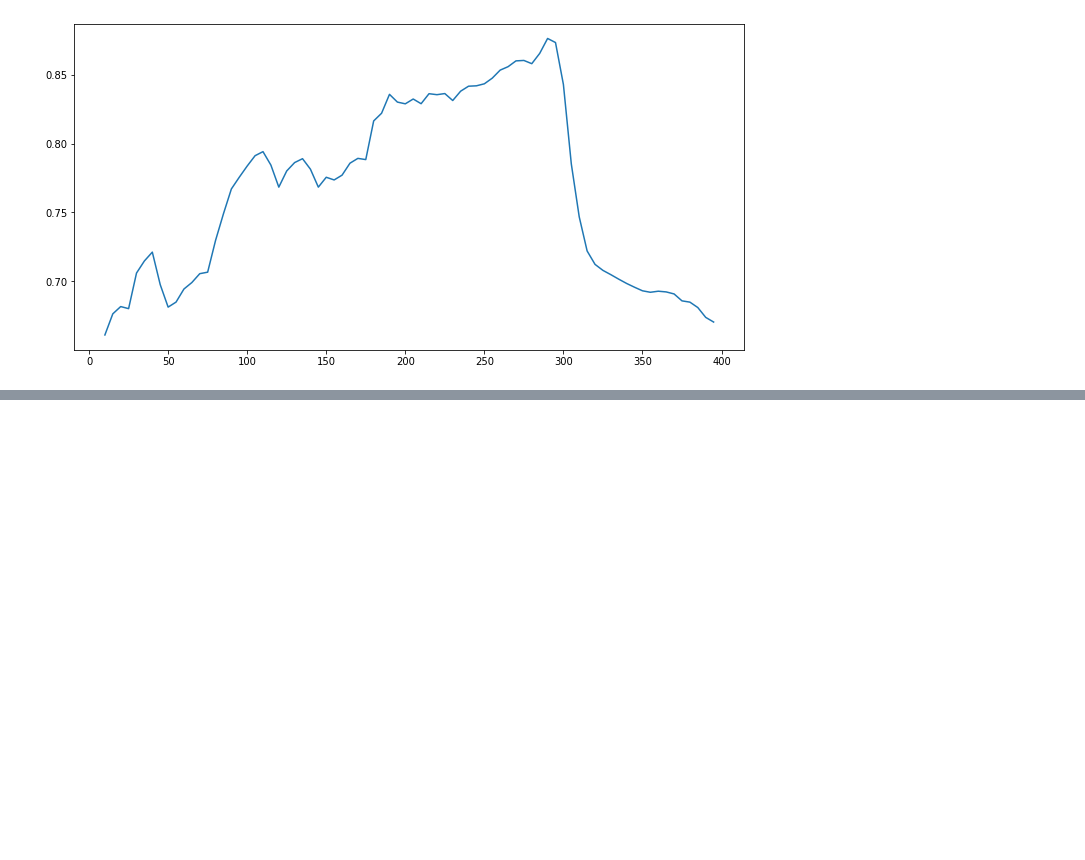
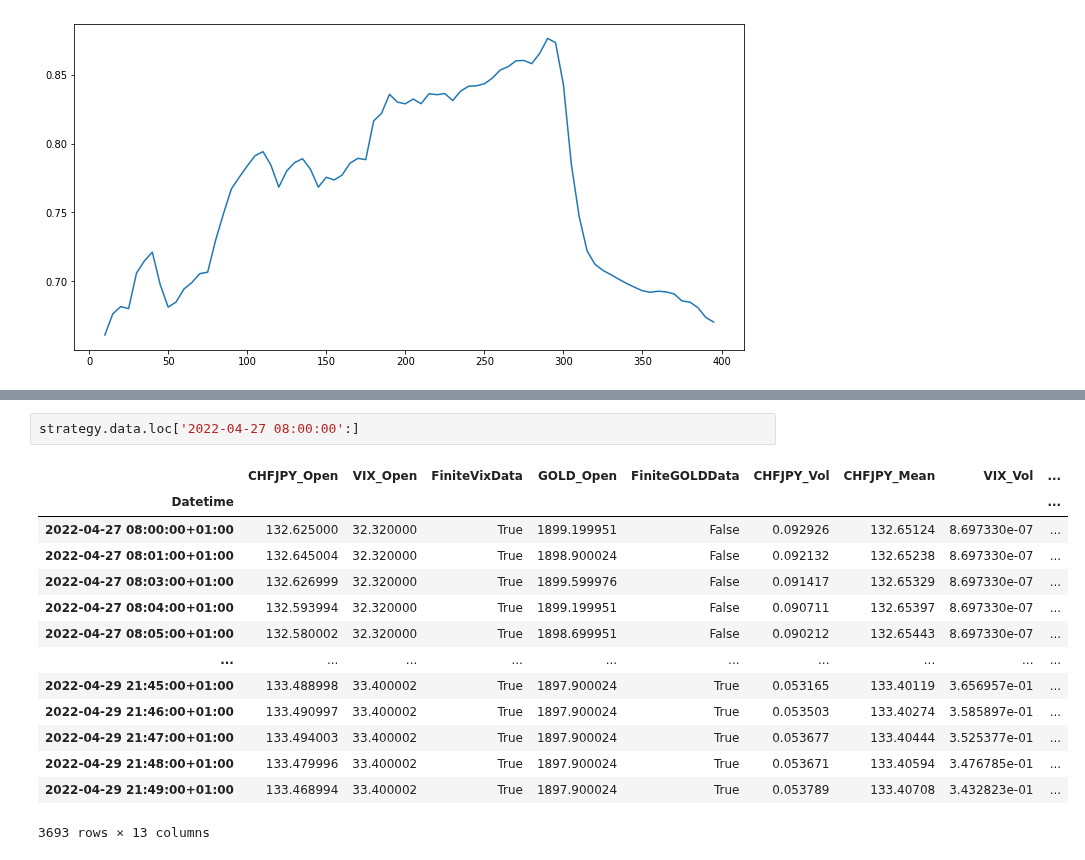
Before and after one commit to Molozey/algo-andrii, a Jupyter notebook: meanPrediction/mainTesting.ipynb, the cells around one changed output, grey strips where cells are left out. Drawn from its saved outputs; the diff is of its cells as text; blank space fills up the shorter version.

```diff
--- a/meanPrediction/mainTesting.ipynb
+++ b/meanPrediction/mainTesting.ipynb
@@ -579,3 +735,20 @@ strategy.technicalData
+# %%
+strategy.data.loc['2022-04-27 08:00:00':]
+# %% [output]
+|  | CHFJPY_Open | VIX_Open | FiniteVixData | GOLD_Open | FiniteGOLDData | CHFJPY_Vol | CHFJPY_Mean | VIX_Vol | ... |
+| Datetime |  |  |  |  |  |  |  |  | ... |
+| 2022-04-27 08:00:00+01:00 | 132.625000 | 32.320000 | True | 1899.199951 | False | 0.092926 | 132.65124 | 8.697330e-07 | ... |
+| 2022-04-27 08:01:00+01:00 | 132.645004 | 32.320000 | True | 1898.900024 | False | 0.092132 | 132.65238 | 8.697330e-07 | ... |
+| 2022-04-27 08:03:00+01:00 | 132.626999 | 32.320000 | True | 1899.599976 | False | 0.091417 | 132.65329 | 8.697330e-07 | ... |
+| 2022-04-27 08:04:00+01:00 | 132.593994 | 32.320000 | True | 1899.199951 | False | 0.090711 | 132.65397 | 8.697330e-07 | ... |
+| 2022-04-27 08:05:00+01:00 | 132.580002 | 32.320000 | True | 1898.699951 | False | 0.090212 | 132.65443 | 8.697330e-07 | ... |
+| ... | ... | ... | ... | ... | ... | ... | ... | ... | ... |
+| 2022-04-29 21:45:00+01:00 | 133.488998 | 33.400002 | True | 1897.900024 | True | 0.053165 | 133.40119 | 3.656957e-01 | ... |
+| 2022-04-29 21:46:00+01:00 | 133.490997 | 33.400002 | True | 1897.900024 | True | 0.053503 | 133.40274 | 3.585897e-01 | ... |
+| 2022-04-29 21:47:00+01:00 | 133.494003 | 33.400002 | True | 1897.900024 | True | 0.053677 | 133.40444 | 3.525377e-01 | ... |
+| 2022-04-29 21:48:00+01:00 | 133.479996 | 33.400002 | True | 1897.900024 | True | 0.053671 | 133.40594 | 3.476785e-01 | ... |
+| 2022-04-29 21:49:00+01:00 | 133.468994 | 33.400002 | True | 1897.900024 | True | 0.053789 | 133.40708 | 3.432823e-01 | ... |
+3693 rows × 13 columns
 # %%
 """# UnitTest
 a = []
```
Also changed, not shown: parts of 6 cells of this notebook, 4 other files.
